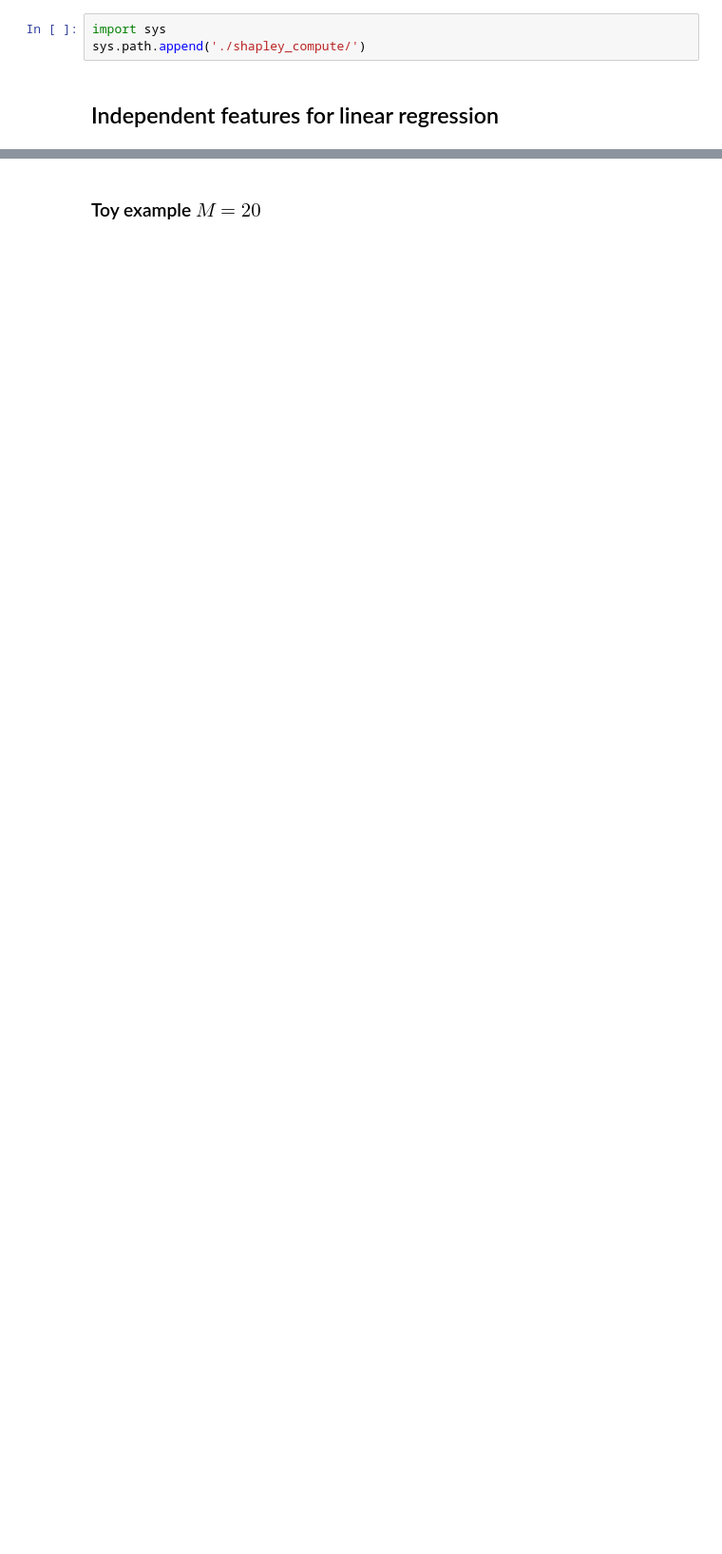
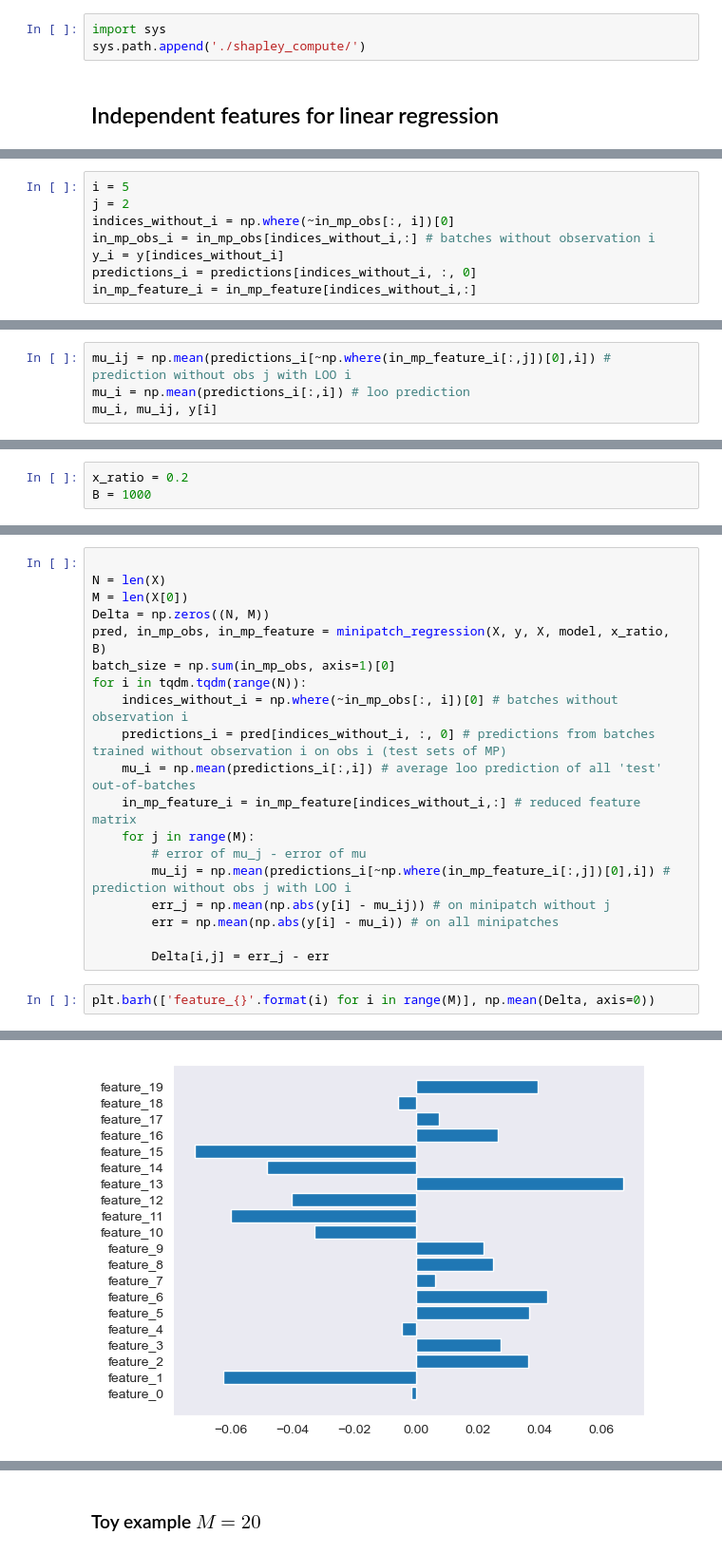
Before and after one commit to erialc-cal/ShapleyMP, a Jupyter notebook: Exp_SimulatedRegressions.ipynb, the cells around one changed output, grey strips where cells are left out. Shown at 95% size. Saved outputs shown, nothing was run; the diff lists cells and outputs as text; blank space fills up the shorter version.

```diff
--- a/Exp_SimulatedRegressions.ipynb
+++ b/Exp_SimulatedRegressions.ipynb
@@ -42,0 +167,8 @@ model = LinearRegression()
+# %%
+i = 5
+j = 2
+indices_without_i = np.where(~in_mp_obs[:, i])[0]
+in_mp_obs_i = in_mp_obs[indices_without_i,:] # batches without observation i
+y_i = y[indices_without_i]
+predictions_i = predictions[indices_without_i, :, 0]
+in_mp_feature_i = in_mp_feature[indices_without_i,:]
@@ -42,0 +178,4 @@ model = LinearRegression()
+# %%
+mu_ij = np.mean(predictions_i[~np.where(in_mp_feature_i[:,j])[0],i]) # prediction without obs j with LOO i
+mu_i = np.mean(predictions_i[:,i]) # loo prediction
+mu_i, mu_ij, y[i]
@@ -42,0 +188,3 @@ model = LinearRegression()
+# %%
+x_ratio = 0.2
+B = 1000
@@ -42,0 +195,22 @@ model = LinearRegression()
+# %%
+
+N = len(X)
+M = len(X[0])
+Delta = np.zeros((N, M))
+pred, in_mp_obs, in_mp_feature = minipatch_regression(X, y, X, model, x_ratio, B)
+batch_size = np.sum(in_mp_obs, axis=1)[0]
+for i in tqdm.tqdm(range(N)):
+    indices_without_i = np.where(~in_mp_obs[:, i])[0] # batches without observation i
+    predictions_i = pred[indices_without_i, :, 0] # predictions from batches trained without observation i on obs i (test sets of MP)
+    mu_i = np.mean(predictions_i[:,i]) # average loo prediction of all 'test' out-of-batches
+    in_mp_feature_i = in_mp_feature[indices_without_i,:] # reduced feature matrix
+    for j in range(M):
+        # error of mu_j - error of mu
+        mu_ij = np.mean(predictions_i[~np.where(in_mp_feature_i[:,j])[0],i]) # prediction without obs j with LOO i
+        err_j = np.mean(np.abs(y[i] - mu_ij)) # on minipatch without j
+        err = np.mean(np.abs(y[i] - mu_i)) # on all minipatches
+
+        Delta[i,j] = err_j - err
+# %%
+plt.barh(['feature_{}'.format(i) for i in range(M)], np.mean(Delta, axis=0))
+# %% [output]
@@ -42,0 +218 @@ model = LinearRegression()
+[figure, added]
```
Also changed, not shown: parts of 65 cells of this notebook, 13 other files.
